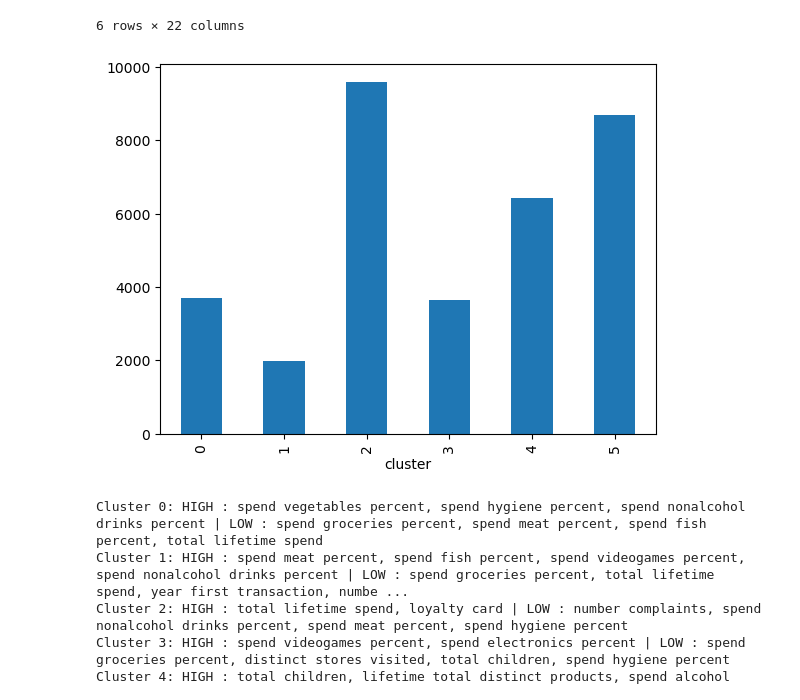
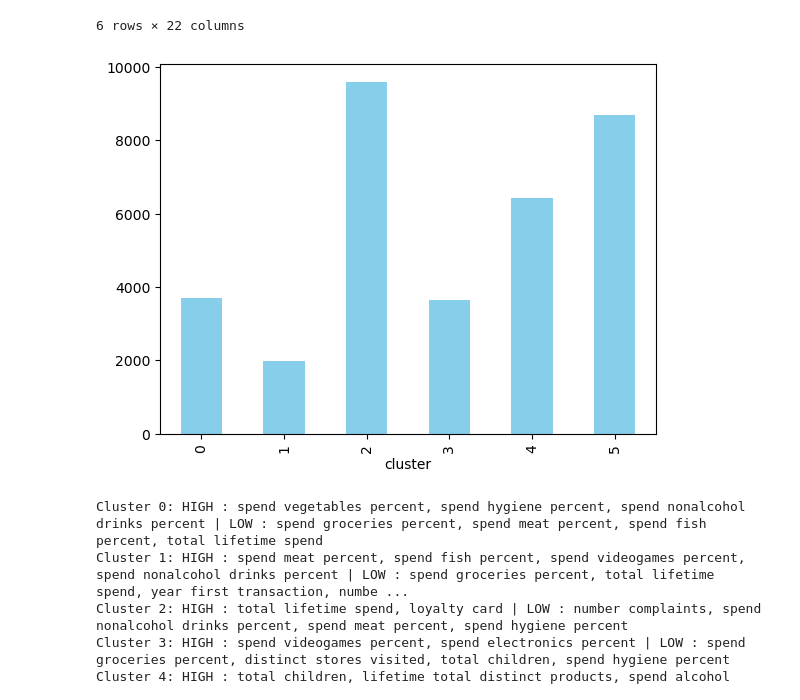
Before and after one commit to Yan-Sidoryk/Unsupervised-Customer-Segmentation, a Jupyter notebook: visualization.ipynb, the cells around one changed output. Saved outputs shown, nothing was run; the diff lists cells and outputs as text; code cells hidden in the pictures.

```diff
--- a/visualization.ipynb
+++ b/visualization.ipynb
@@ -649,10 +635,10 @@ cluster_profiles
 | 5 | 0.14 | 0.18 | -0.30 | 1.00 | ... |
 6 rows × 22 columns
 # %%
-info_df_clustered.groupby(['cluster']).size().plot(kind='bar')
+info_df_clustered.groupby(['cluster']).size().plot(kind='bar', color='skyblue')
 plt.show()
 # %% [output]
-[figure, old version]
+[figure, new version]
 # %%
 def generate_cluster_names(cluster_profiles, top_n=3):
     labels = {}
```
Also changed, not shown: parts of 2 cells of this notebook.
